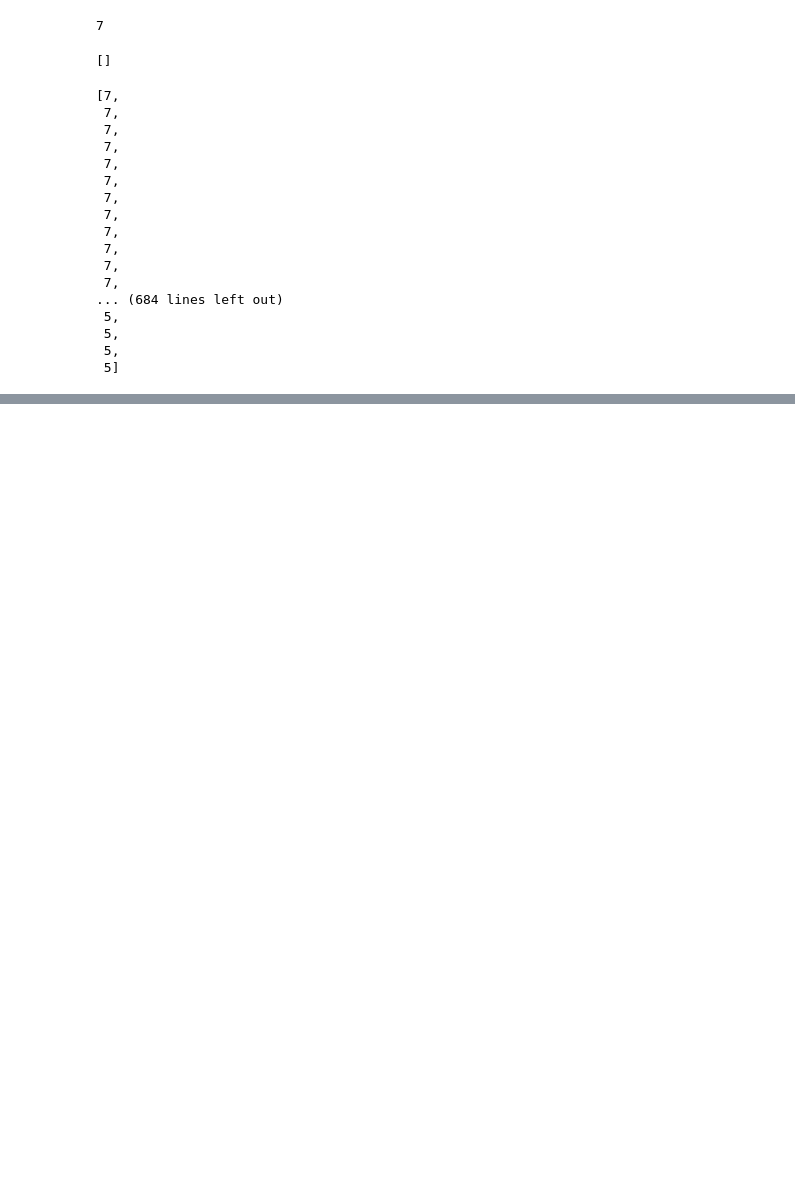
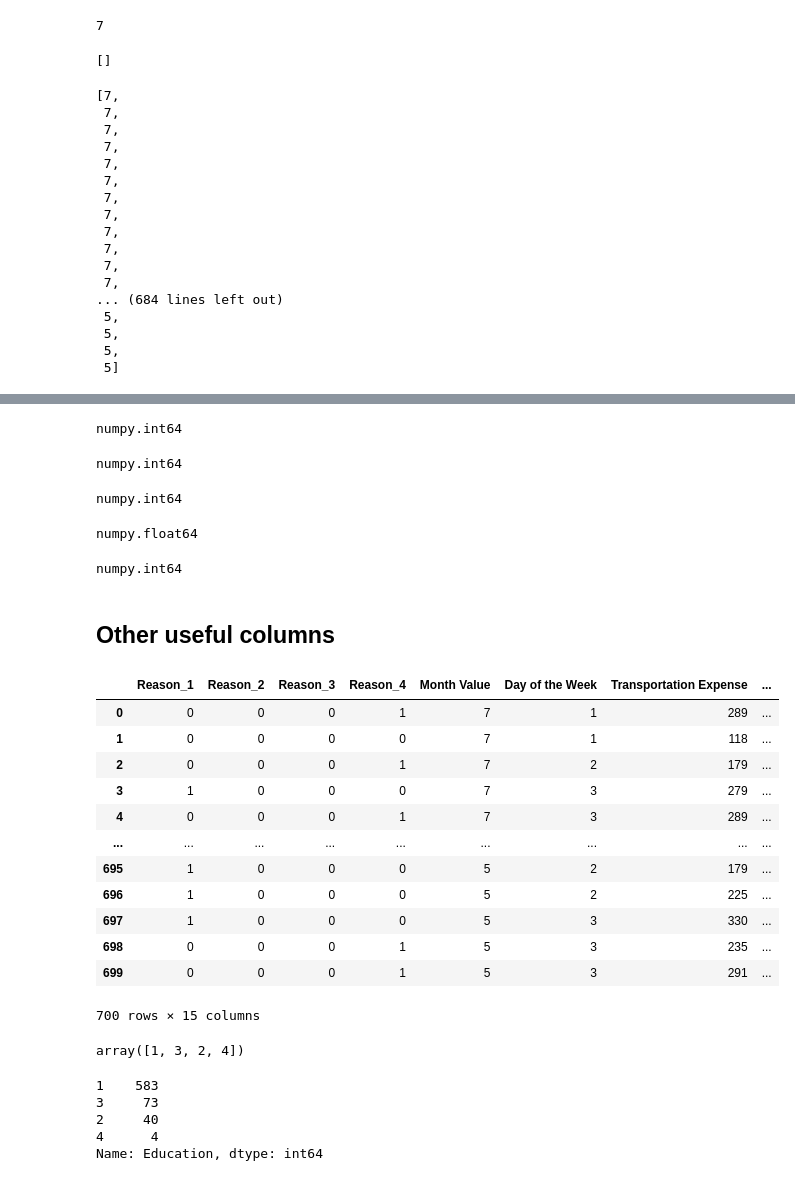
Before and after one commit to DeepikaSampangi/data_science_exploration, a Jupyter notebook: AbsenteeismUsecase/Absenteeism usecase.ipynb, the cells around one changed output, grey strips where cells are left out. Saved outputs shown, nothing was run; the diff lists cells and outputs as text; code cells hidden in the pictures; blank space fills up the shorter version.

```diff
--- a/AbsenteeismUsecase/Absenteeism usecase.ipynb
+++ b/AbsenteeismUsecase/Absenteeism usecase.ipynb
@@ -468,0 +549,7 @@ list_months
+# %%
+updated_cols = ['Reason_1', 'Reason_2', 'Reason_3', 'Reason_4',
+       'Month Value',  'Day of the Week', 'Transportation Expense', 'Distance to Work', 'Age',
+       'Daily Work Load Average', 'Body Mass Index', 'Education',
+       'Children', 'Pets', 'Absenteeism Time in Hours']
+# %%
+df_reason_mod = df_reason_mod[updated_cols]
@@ -468,0 +567,2 @@ list_months
+# %%
+df_reason_date_mod = df_reason_mod.copy()
@@ -468,0 +578,50 @@ list_months
+# %%
+type(df_reason_date_mod['Transportation Expense'][0])
+# %% [output]
+numpy.int64
+# %%
+type(df_reason_date_mod['Distance to Work'][0])
+# %% [output]
+numpy.int64
+# %%
+type(df_reason_date_mod['Age'][0])
+# %% [output]
+numpy.int64
+# %%
+type(df_reason_date_mod['Daily Work Load Average'][0])
+# %% [output]
+numpy.float64
+# %%
+type(df_reason_date_mod['Body Mass Index'][0])
+# %% [output]
+numpy.int64
+# %% [markdown]
+## Other useful columns
+# %%
+display(df_reason_date_mod)
+# %% [output]
+|  | Reason_1 | Reason_2 | Reason_3 | Reason_4 | Month Value | Day of the Week | Transportation Expense | ... |
+| 0 | 0 | 0 | 0 | 1 | 7 | 1 | 289 | ... |
+| 1 | 0 | 0 | 0 | 0 | 7 | 1 | 118 | ... |
+| 2 | 0 | 0 | 0 | 1 | 7 | 2 | 179 | ... |
+| 3 | 1 | 0 | 0 | 0 | 7 | 3 | 279 | ... |
+| 4 | 0 | 0 | 0 | 1 | 7 | 3 | 289 | ... |
+| ... | ... | ... | ... | ... | ... | ... | ... | ... |
+| 695 | 1 | 0 | 0 | 0 | 5 | 2 | 179 | ... |
+| 696 | 1 | 0 | 0 | 0 | 5 | 2 | 225 | ... |
+| 697 | 1 | 0 | 0 | 0 | 5 | 3 | 330 | ... |
+| 698 | 0 | 0 | 0 | 1 | 5 | 3 | 235 | ... |
+| 699 | 0 | 0 | 0 | 1 | 5 | 3 | 291 | ... |
+700 rows × 15 columns
+# %%
+df_reason_date_mod['Education'].unique()
+# %% [output]
+array([1, 3, 2, 4])
+# %%
+df_reason_date_mod['Education'].value_counts()
+# %% [output]
+1    583
+3     73
+2     40
+4      4
+Name: Education, dtype: int64
```
Also changed, not shown: parts of 19 cells of this notebook.
